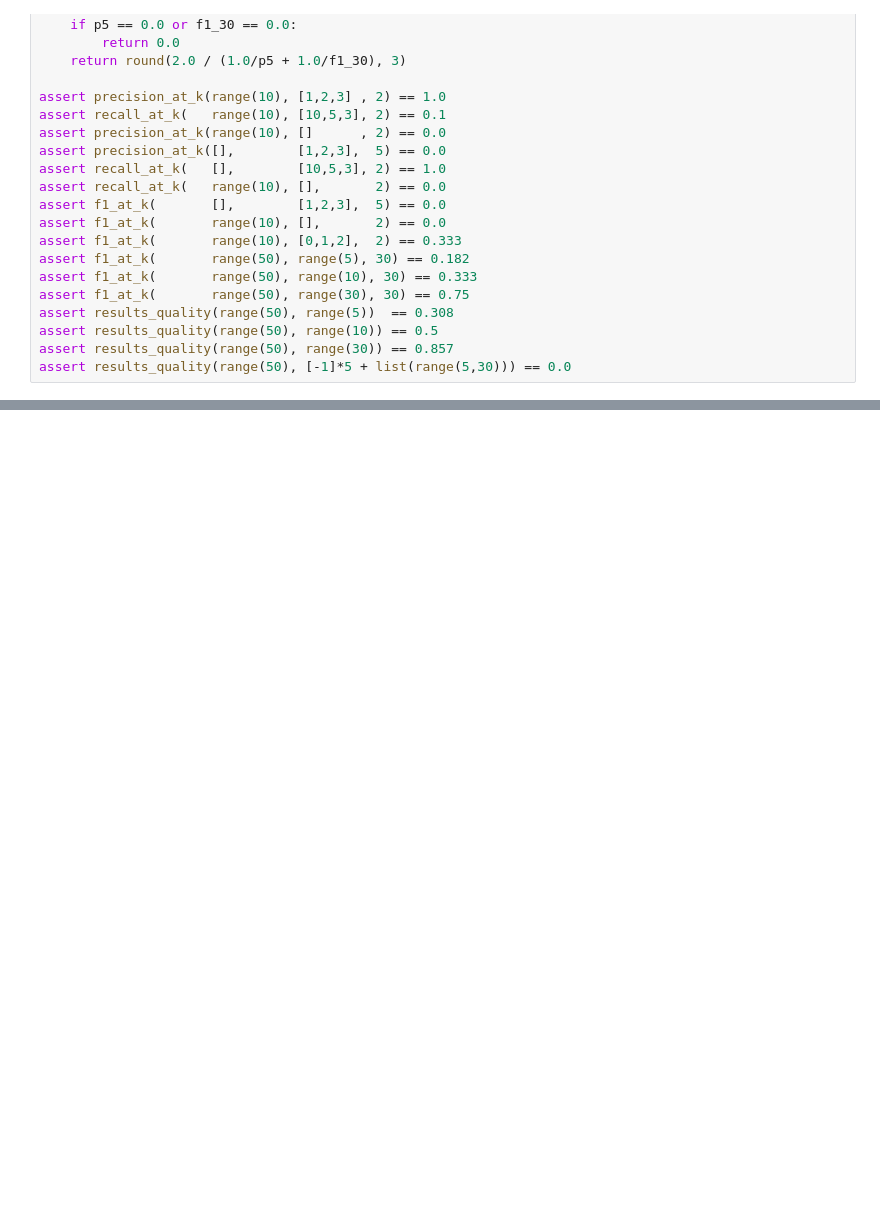
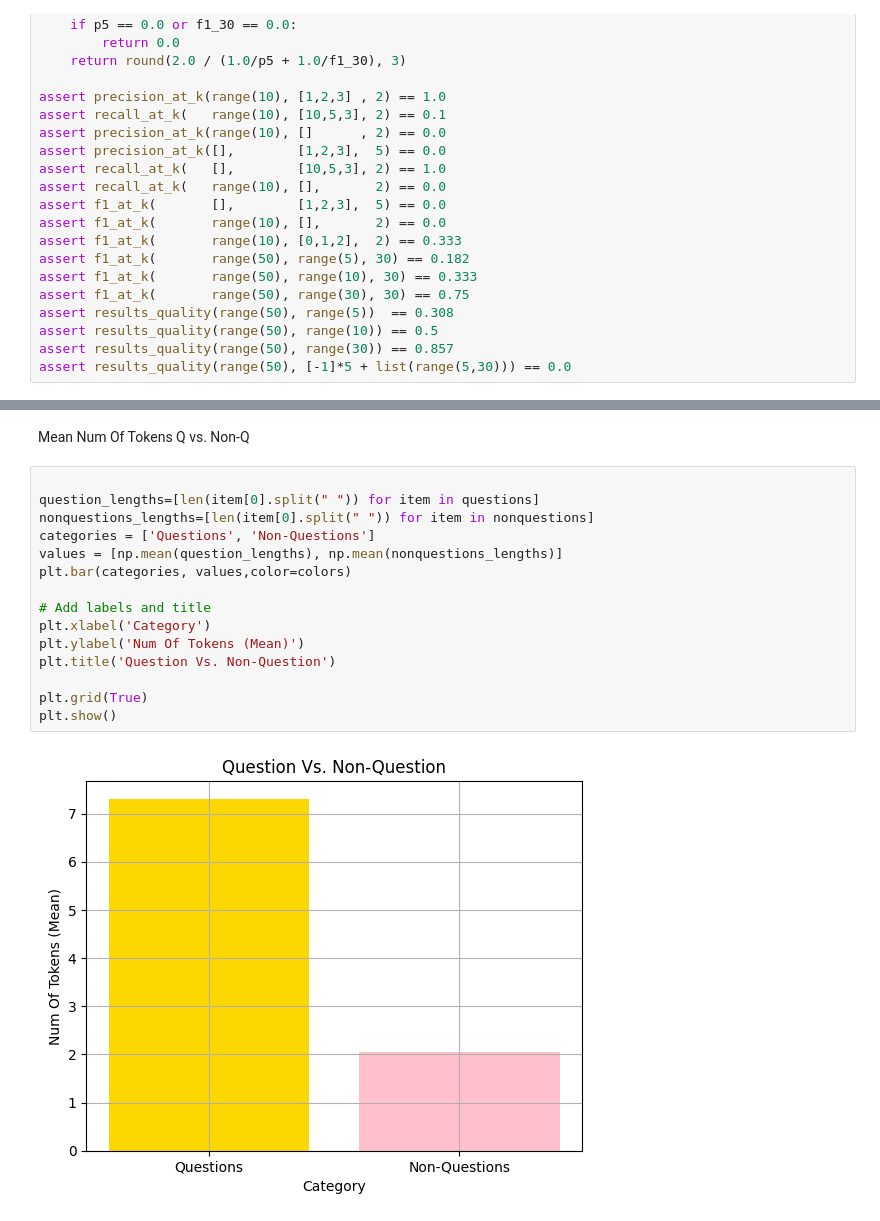
Before and after one commit to Gavision97/Information-Retrieval---Wikipedia-Search-Engine-Project, a Jupyter notebook: Test.ipynb, the cells around one changed output, grey strips where cells are left out. Saved outputs shown, nothing was run; the diff lists cells and outputs as text; blank space fills up the shorter version.

```diff
--- a/Test.ipynb
+++ b/Test.ipynb
@@ -126,0 +177,19 @@ print(noquality)
+# %% [markdown]
+Mean Num Of Tokens Q vs. Non-Q
+# %%
+
+question_lengths=[len(item[0].split(" ")) for item in questions]
+nonquestions_lengths=[len(item[0].split(" ")) for item in nonquestions]
+categories = ['Questions', 'Non-Questions']
+values = [np.mean(question_lengths), np.mean(nonquestions_lengths)]
+plt.bar(categories, values,color=colors)
+
+# Add labels and title
+plt.xlabel('Category')
+plt.ylabel('Num Of Tokens (Mean)')
+plt.title('Question Vs. Non-Question')
+
+plt.grid(True)
+plt.show()
+# %% [output]
+[figure, added]
```
Also changed, not shown: parts of 16 cells of this notebook, 3 other files.
